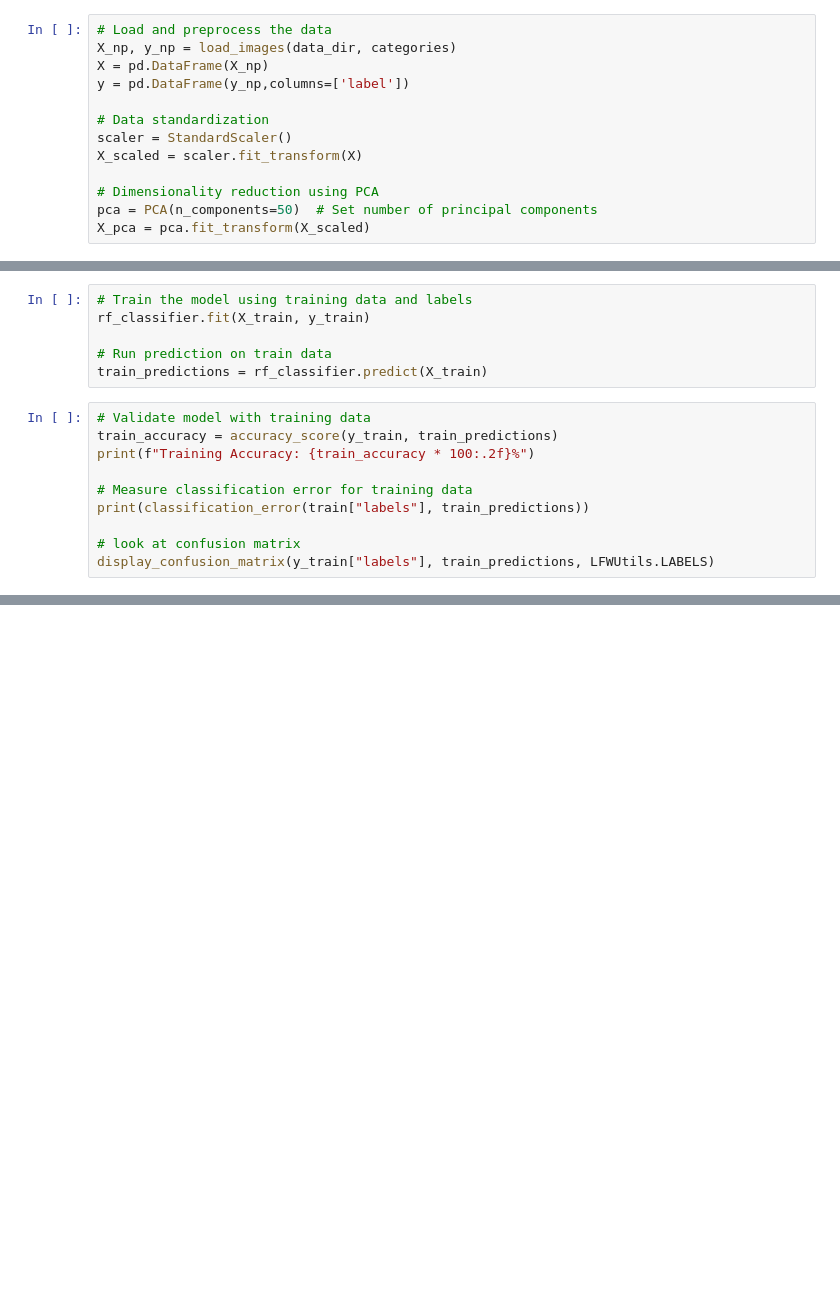
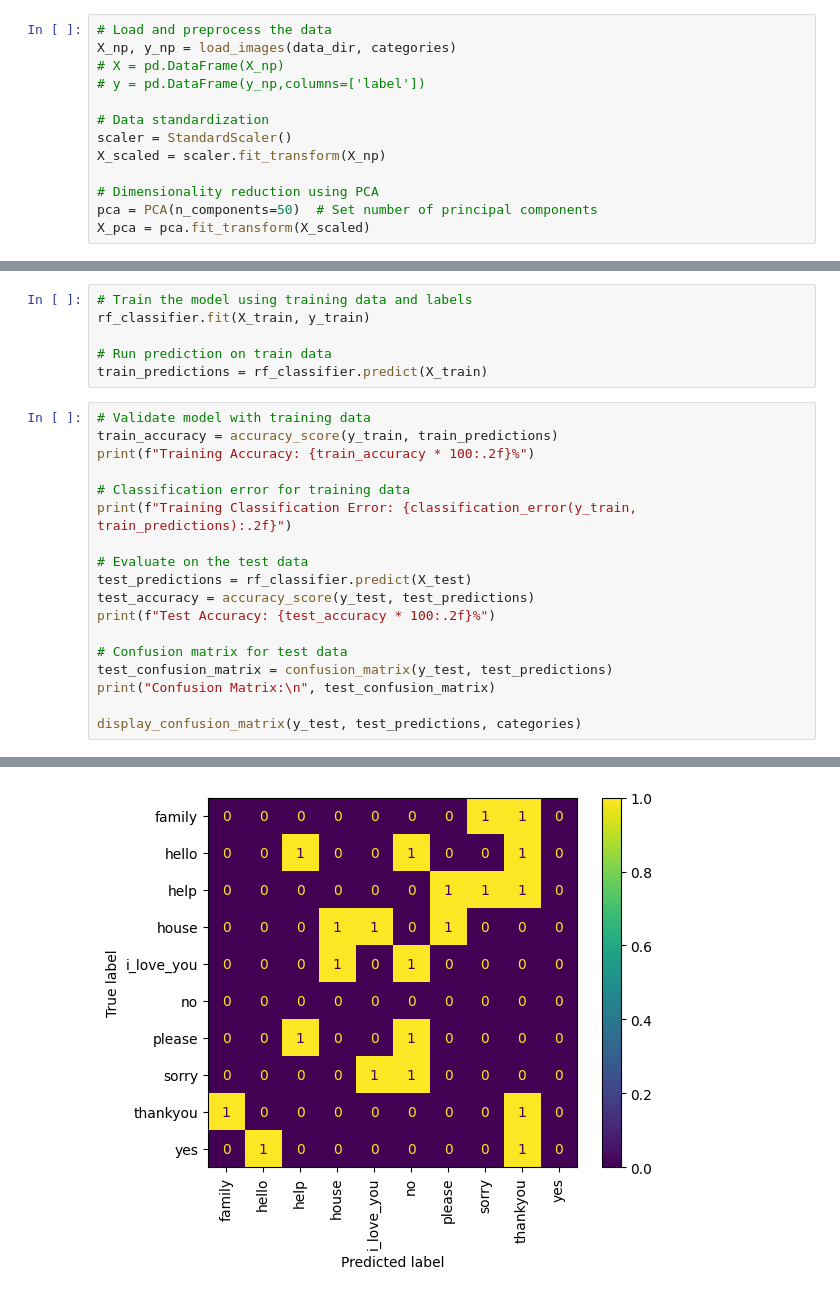
Before and after one commit to yiwang24idmmachinelearning/Final-Project, a Jupyter notebook: Final.ipynb, the cells around one changed output, grey strips where cells are left out. Saved outputs shown, nothing was run; the diff lists cells and outputs as text; blank space fills up the shorter version.

```diff
--- a/Final.ipynb
+++ b/Final.ipynb
@@ -34,12 +35,12 @@ def load_images(data_dir, categories):
 # %%
 # Load and preprocess the data
 X_np, y_np = load_images(data_dir, categories)
-X = pd.DataFrame(X_np)
-y = pd.DataFrame(y_np,columns=['label'])
+# X = pd.DataFrame(X_np)
+# y = pd.DataFrame(y_np,columns=['label'])
 
 # Data standardization
 scaler = StandardScaler()
-X_scaled = scaler.fit_transform(X)
+X_scaled = scaler.fit_transform(X_np)
 
 # Dimensionality reduction using PCA
 pca = PCA(n_components=50)  # Set number of principal components
@@ -61,9 +62,17 @@ train_predictions = rf_classifier.predict(X_train)
 train_accuracy = accuracy_score(y_train, train_predictions)
 print(f"Training Accuracy: {train_accuracy * 100:.2f}%")
 
-# Measure classification error for training data
-print(classification_error(train["labels"], train_predictions))
+# Classification error for training data
+print(f"Training Classification Error: {classification_error(y_train, train_predictions):.2f}")
 
-# look at confusion matrix
-display_confusion_matrix(y_train["labels"], train_predictions, LFWUtils.LABELS)
+# Evaluate on the test data
+test_predictions = rf_classifier.predict(X_test)
+test_accuracy = accuracy_score(y_test, test_predictions)
+print(f"Test Accuracy: {test_accuracy * 100:.2f}%")
+
+# Confusion matrix for test data
+test_confusion_matrix = confusion_matrix(y_test, test_predictions)
+print("Confusion Matrix:\n", test_confusion_matrix)
+
+display_confusion_matrix(y_test, test_predictions, categories)
 # %% [output]
@@ -70,0 +93 @@ IndexError: only integers, slices (`:`), ellipsis (`...`), numpy.newaxis (`None`
+[figure, added]
```
Also changed, not shown: parts of 3 cells of this notebook.
